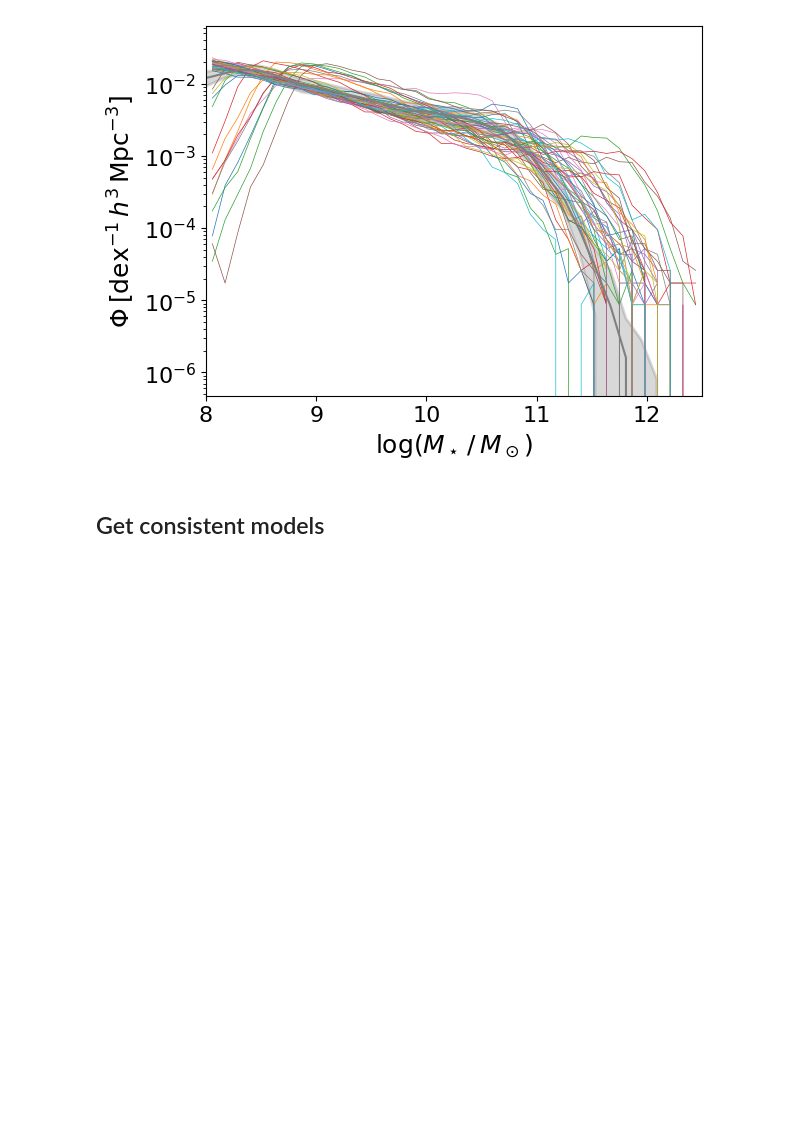
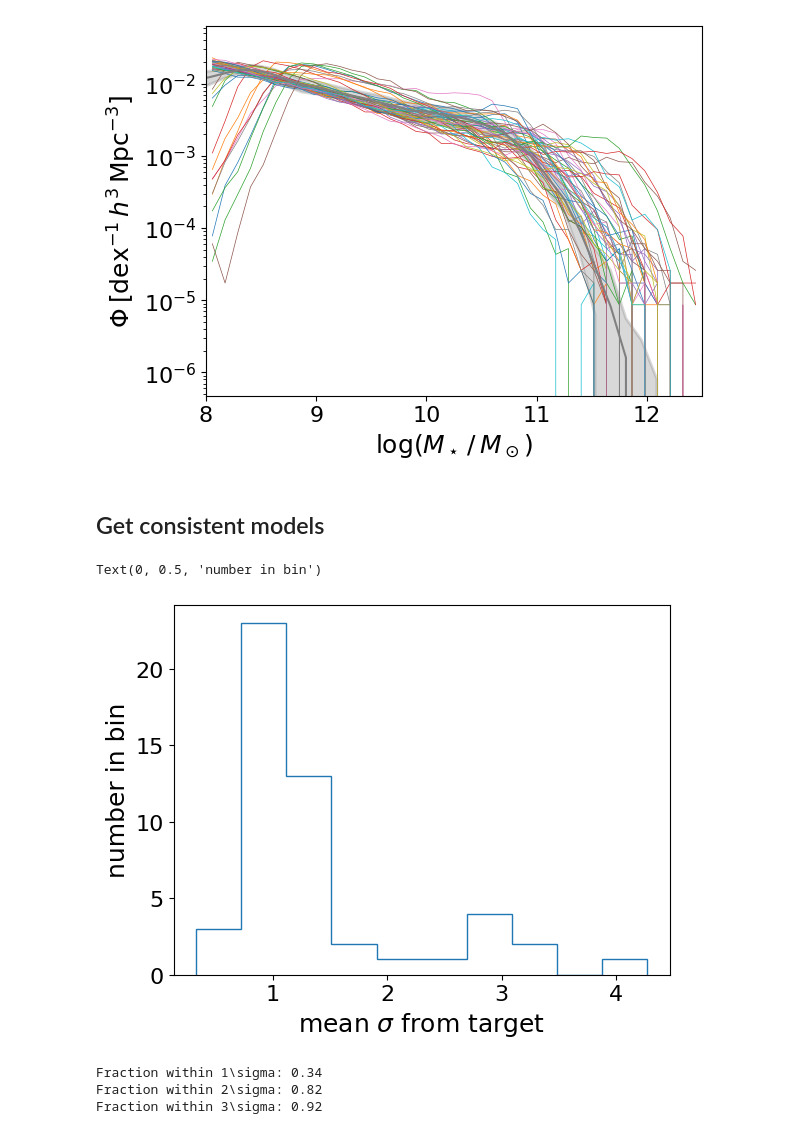
Before and after one commit to kstoreyf/biasexp-target-observable, a Jupyter notebook: notebooks/2023-11-10_camels-sam_checks.ipynb, the cells around one changed output. Drawn from its saved outputs; the diff is of its cells as text; code cells hidden in the pictures; blank space fills up the shorter version.

Commit message:
add check of distance bw sam models and target

```diff
--- a/notebooks/2023-11-10_camels-sam_checks.ipynb
+++ b/notebooks/2023-11-10_camels-sam_checks.ipynb
@@ -235,7 +231,7 @@ for i in range(sim_start, sim_end):
 # %% [output]
 21534
 # %%
-for i in range(len(log_mstars)):
+for i in range(len(log_mstars_down)):
 
     phi, edges = np.histogram(log_mstars_down[i], bins=edges)
     phi_norm = phi / vol_hMpc / bin_width
@@ -263,5 +259,43 @@ plt.xlim(8, 12.5)
 # %% [markdown]
 ## Get consistent models
 # %%
-def get_distance(x1, y1, x2, y2):
-    pass
+def get_distance_sigma(x1, y1, yerr1, x2, y2, xrange):
+    xmin, xmax = xrange
+
+    y1 = y1[(x1>=xmin) & (x1<xmax)]
+    yerr1 = yerr1[(x1>=xmin) & (x1<xmax)]
+    y2 = y2[(x2>=xmin) & (x2<xmax)]
+
+    x1 = x1[(x1>=xmin) & (x1<xmax)]
+    x2 = x2[(x2>=xmin) & (x2<xmax)]
+
+    # interpolate y2 to be at the same x-vals as x2/y2
+    y2_interp = np.interp(x1, x2, y2)
+    sigmas = (y2_interp - y1)/yerr1
+    sigma_mean = np.mean(np.abs(sigmas))
+    return sigma_mean
+# %%
+sigma_means = []
+xrange = [8,11]
+for i in range(len(log_mstars_down)):
+
+    phi, edges = np.histogram(log_mstars_down[i], bins=edges)
+    phi_norm = phi / vol_hMpc / bin_width
+
+    sigma_mean = get_distance_sigma(ms, psmf_bgs_mean, psmf_bgs_std, bins_avg, phi_norm, xrange)
+    sigma_means.append(sigma_mean)
+sigma_means = np.array(sigma_means)
+# %%
+plt.hist(sigma_means, bins=10, histtype='step')
+plt.xlabel(r'mean $\sigma$ from target')
+plt.ylabel('number in bin')
+# %% [output]
+Text(0, 0.5, 'number in bin')
+[figure, added]
+# %%
+for sig in range(1, 4):
+    print(f'Fraction within {sig}\sigma: {np.sum(sigma_means<sig)/len(sigma_means):.2f}')
+# %% [output]
+Fraction within 1\sigma: 0.34
+Fraction within 2\sigma: 0.82
+Fraction within 3\sigma: 0.92
```
Also changed, not shown: parts of 3 cells of this notebook.
